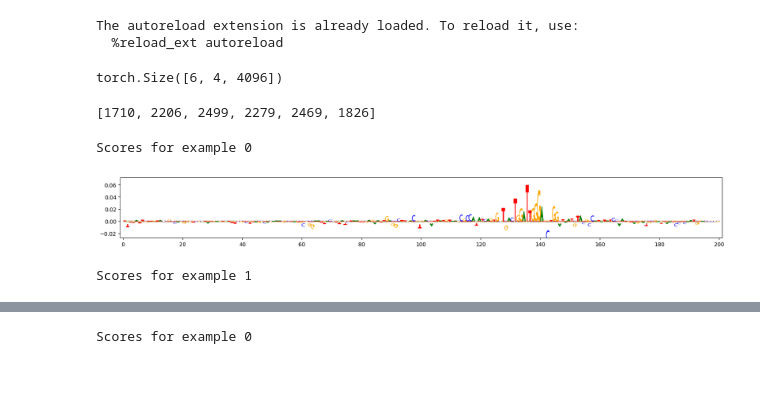
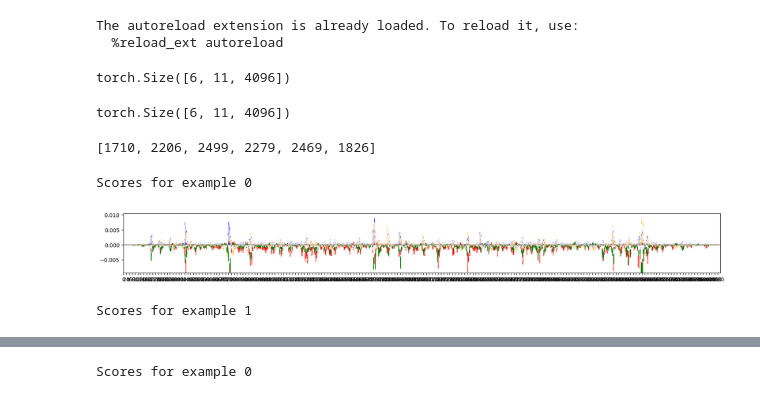
Before and after one commit to alexiaDorm/master-thesis, a Jupyter notebook: src/interpretation_models.ipynb, the cells around one changed output, grey strips where cells are left out. Saved outputs shown, nothing was run; the diff lists cells and outputs as text; code cells hidden in the pictures.

```diff
--- a/src/interpretation_models.ipynb
+++ b/src/interpretation_models.ipynb
@@ -259,19 +221,26 @@ from models.models import CATAC
 import torch
 # %%
-path_model = '../results/insertion/KLD_model_1e-3.pkl'
+path_model = '../new/model_1e-3.pkl'
 path_seq = '../data/synthetic_sequences.pkl'
+
+all_c_type = ['Immature', 'Mesenchymal', 'Myoblast', 'Myogenic', 'Neuroblast',
+       'Neuronal', 'Somite']
 
 device = torch.device("cuda:0" if torch.cuda.is_available() else "cpu")
 
-model = CATAC(nb_conv=8, nb_filters=64, first_kernel=21,
-                      rest_kernel=3, profile_kernel_size=75, out_pred_len=1024,
-                      nb_pred=13, nb_cell_type_CN = 0)
+model = CATAC2(nb_conv=8, nb_filters=64, first_kernel=21,
+                      rest_kernel=3, out_pred_len=1024,
+                      nb_pred=4)
 
 model.load_state_dict(torch.load(path_model, map_location=torch.device('cpu')))
 
-seq, shap_score, proj_score = compute_importance_score(model, path_seq, device)
+seq, shap_score, proj_score = compute_importance_score_c_type(model, path_seq, device, "Somite", all_c_type)
 # %% [output]
-torch.Size([6, 4, 4096])
+torch.Size([6, 11, 4096])
+# %%
+proj_score.shape
+# %% [output]
+torch.Size([6, 11, 4096])
 # %%
 with open('../data/synthetic_sequences_idx.pkl', 'rb') as file:
     idx = pickle.load(file)
@@ -280,8 +249,8 @@ idx
 # %% [output]
 [1710, 2206, 2499, 2279, 2469, 1826]
 # %%
-visualize_sequence_imp(proj_score[[0,1],:,:] ,1700, 1900)
+visualize_sequence_imp(proj_score[[0,1],:4,:] ,0, 4096)
 # %% [output]
 Scores for example 0
-[figure, old version]
+[figure, new version]
 Scores for example 1
```
Also changed, not shown: parts of 19 cells of this notebook, 3 other files.
